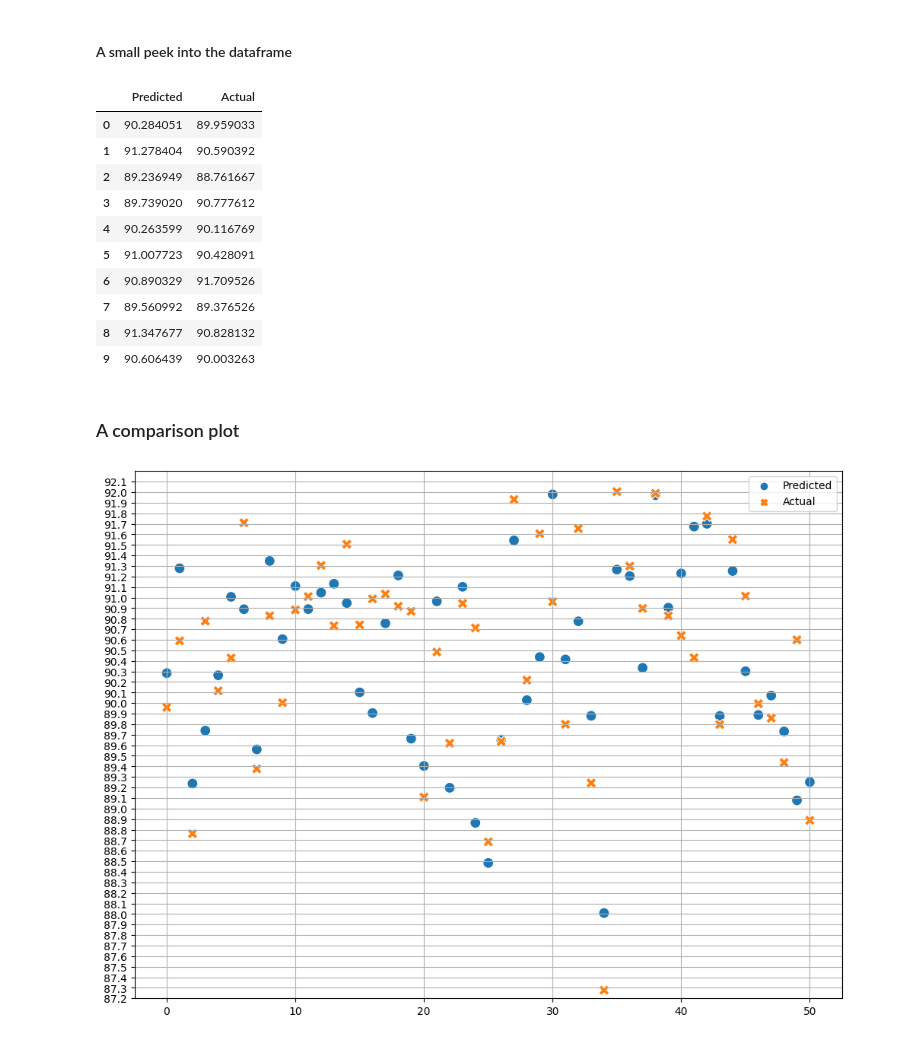
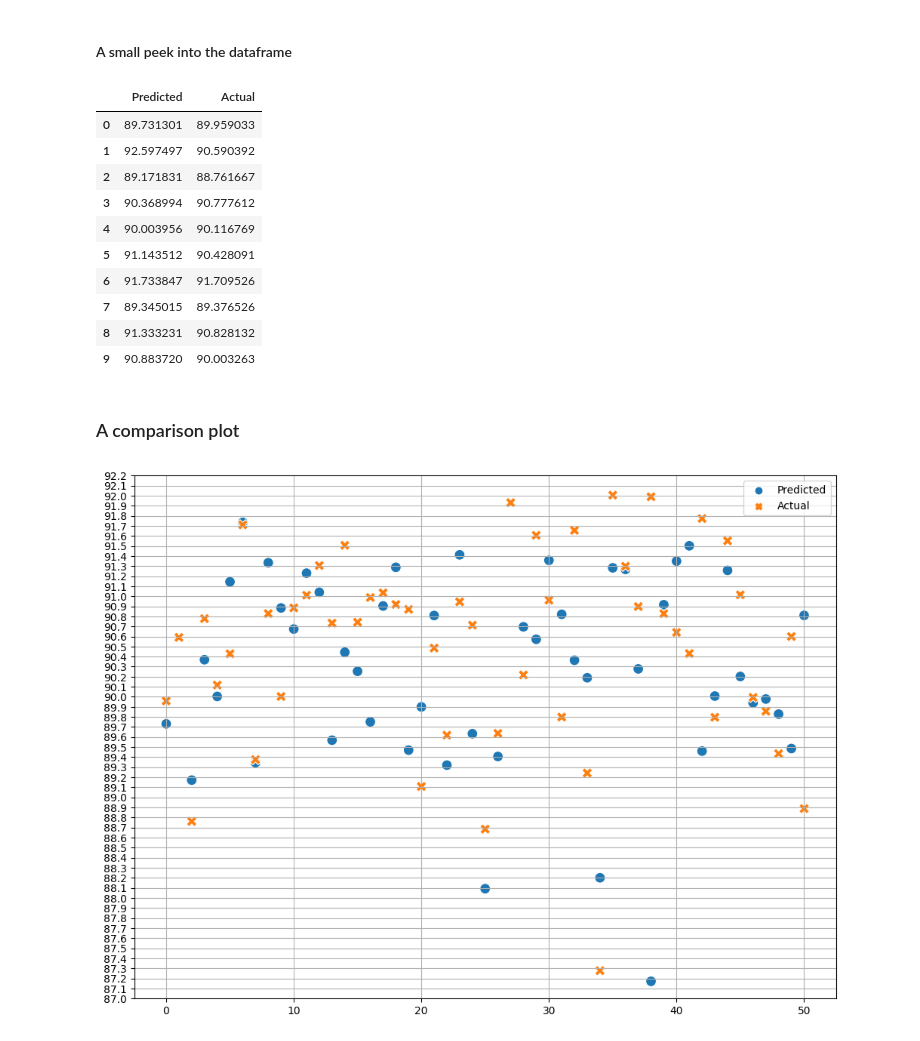
Before and after one commit to andrews-tang/Predicting-the-Recovery-Rate-of-Metal-Ore, a Jupyter notebook: using_classic_algo.ipynb, the cells around one changed output. Saved outputs shown, nothing was run; the diff lists cells and outputs as text; code cells hidden in the pictures.

Commit message:
use kernel='poly' with degree=4
Results doesn't look promising as compared to degree 2

```diff
--- a/using_classic_algo.ipynb
+++ b/using_classic_algo.ipynb
@@ -31,6 +31,6 @@ y_test_normalized = scaler_Y.transform(y_test.values)
 # %% [markdown]
 ### Model Creation and Development
 # %%
-model = SVR(kernel='poly', degree=3)
+model = SVR(kernel='poly', degree=4)
 model.fit(X_train_normalized, y_train_normalized)
 # %% [output]
@@ -62,27 +62,27 @@ compare_df['Actual'] = y_test
 compare_df.head(10)
 # %% [output]
 |  | Predicted | Actual |
-| 0 | 90.284051 | 89.959033 |
-| 1 | 91.278404 | 90.590392 |
-| 2 | 89.236949 | 88.761667 |
-| 3 | 89.739020 | 90.777612 |
-| 4 | 90.263599 | 90.116769 |
-| 5 | 91.007723 | 90.428091 |
-| 6 | 90.890329 | 91.709526 |
-| 7 | 89.560992 | 89.376526 |
-| 8 | 91.347677 | 90.828132 |
-| 9 | 90.606439 | 90.003263 |
+| 0 | 89.731301 | 89.959033 |
+| 1 | 92.597497 | 90.590392 |
+| 2 | 89.171831 | 88.761667 |
+| 3 | 90.368994 | 90.777612 |
+| 4 | 90.003956 | 90.116769 |
+| 5 | 91.143512 | 90.428091 |
+| 6 | 91.733847 | 91.709526 |
+| 7 | 89.345015 | 89.376526 |
+| 8 | 91.333231 | 90.828132 |
+| 9 | 90.883720 | 90.003263 |
 # %% [markdown]
 ### A comparison plot
 # %%
 plt.figure(figsize=(12,9))
 
-y_ticks = np.arange(87.2, 92.2, 0.1)
-plt.ylim(87.2, 92.2)
+y_ticks = np.arange(87.0, 92.2, 0.1)
+plt.ylim(87.0, 92.2)
 plt.yticks(y_ticks)
 
 
 sns.scatterplot(compare_df, s=100)
 plt.grid(True)
 # %% [output]
-[figure, old version]
+[figure, new version]
```
Also changed, not shown: parts of 2 cells of this notebook.
